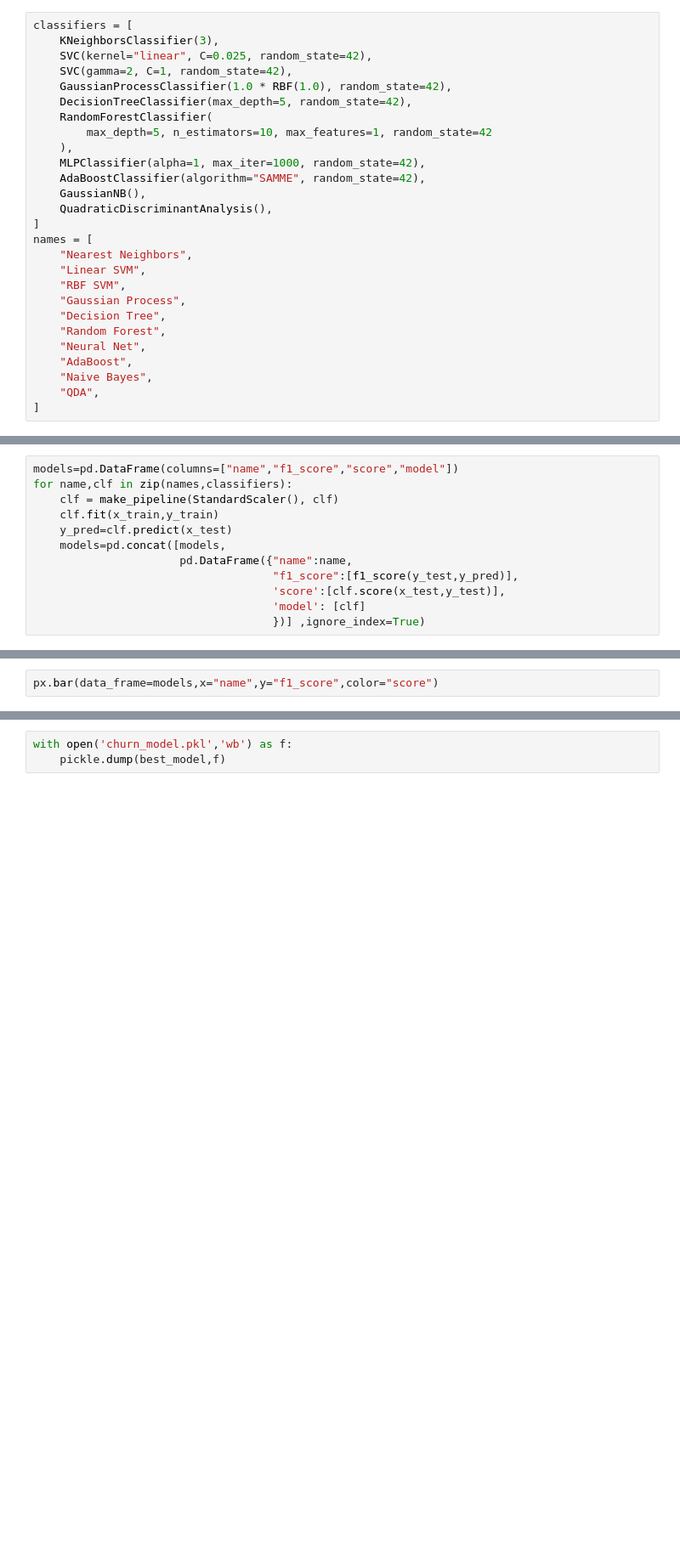
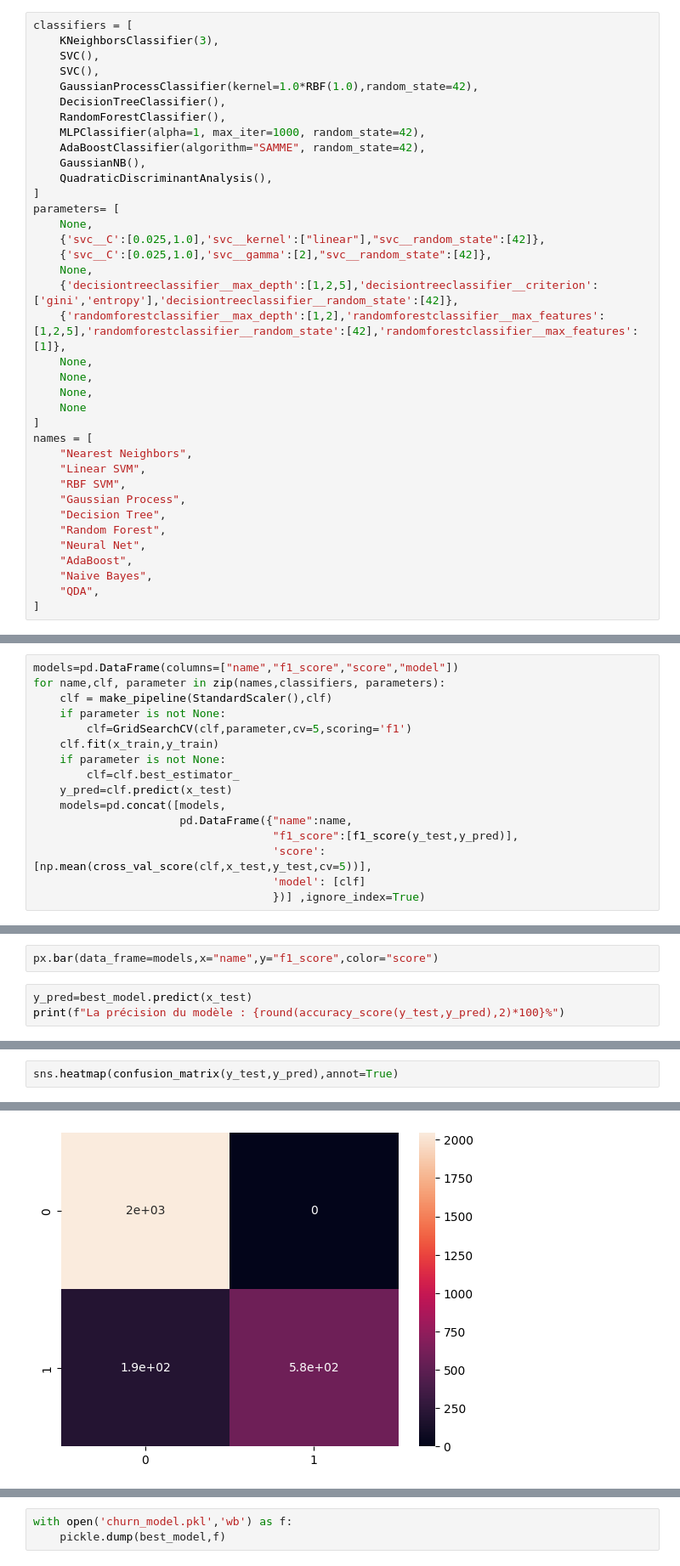
Before and after one commit to Mysyas/churn-model, a Jupyter notebook: Churn_exploitation.ipynb, the cells around one changed output, grey strips where cells are left out. Shown at 85% size. Saved outputs shown, nothing was run; the diff lists cells and outputs as text; blank space fills up the shorter version.

```diff
--- a/Churn_exploitation.ipynb
+++ b/Churn_exploitation.ipynb
@@ -333,17 +328,27 @@ x_train,x_test,y_train,y_test = train_test_split(df_training.drop('Churn Value',
 # %%
 classifiers = [
     KNeighborsClassifier(3),
-    SVC(kernel="linear", C=0.025, random_state=42),
-    SVC(gamma=2, C=1, random_state=42),
-    GaussianProcessClassifier(1.0 * RBF(1.0), random_state=42),
-    DecisionTreeClassifier(max_depth=5, random_state=42),
-    RandomForestClassifier(
-        max_depth=5, n_estimators=10, max_features=1, random_state=42
-    ),
+    SVC(),
+    SVC(),
+    GaussianProcessClassifier(kernel=1.0*RBF(1.0),random_state=42),
+    DecisionTreeClassifier(),
+    RandomForestClassifier(),
     MLPClassifier(alpha=1, max_iter=1000, random_state=42),
     AdaBoostClassifier(algorithm="SAMME", random_state=42),
     GaussianNB(),
     QuadraticDiscriminantAnalysis(),
+]
+parameters= [
+    None,
+    {'svc__C':[0.025,1.0],'svc__kernel':["linear"],"svc__random_state":[42]},
+    {'svc__C':[0.025,1.0],'svc__gamma':[2],"svc__random_state":[42]},
+    None,
+    {'decisiontreeclassifier__max_depth':[1,2,5],'decisiontreeclassifier__criterion':['gini','entropy'],'decisiontreeclassifier__random_state':[42]},
+    {'randomforestclassifier__max_depth':[1,2],'randomforestclassifier__max_features':[1,2,5],'randomforestclassifier__random_state':[42],'randomforestclassifier__max_features':[1]},
+    None,
+    None,
+    None,
+    None
 ]
 names = [
     "Nearest Neighbors",
@@ -361,14 +366,18 @@ names = [
 **Entraînement des modèles selectionnés**
 # %%
 models=pd.DataFrame(columns=["name","f1_score","score","model"])
-for name,clf in zip(names,classifiers):
-    clf = make_pipeline(StandardScaler(), clf)
+for name,clf, parameter in zip(names,classifiers, parameters):
+    clf = make_pipeline(StandardScaler(),clf)
+    if parameter is not None:
+        clf=GridSearchCV(clf,parameter,cv=5,scoring='f1')
     clf.fit(x_train,y_train)
+    if parameter is not None:
+        clf=clf.best_estimator_
     y_pred=clf.predict(x_test)
     models=pd.concat([models,
                       pd.DataFrame({"name":name,
                                     "f1_score":[f1_score(y_test,y_pred)],
-                                    'score':[clf.score(x_test,y_test)],
+                                    'score':[np.mean(cross_val_score(clf,x_test,y_test,cv=5))],
                                     'model': [clf]
                                     })] ,ignore_index=True)
 # %% [output]
@@ -386,2 +390,5 @@ Pipeline(steps=[('standardscaler', StandardScaler()),
 # %%
 px.bar(data_frame=models,x="name",y="f1_score",color="score")
+# %%
+y_pred=best_model.predict(x_test)
+print(f"La précision du modèle : {round(accuracy_score(y_test,y_pred),2)*100}%")
@@ -387,0 +397,3 @@ px.bar(data_frame=models,x="name",y="f1_score",color="score")
+# %%
+sns.heatmap(confusion_matrix(y_test,y_pred),annot=True)
+# %% [output]
@@ -387,0 +401 @@ px.bar(data_frame=models,x="name",y="f1_score",color="score")
+[figure, added]
```
Also changed, not shown: parts of 8 cells of this notebook.
